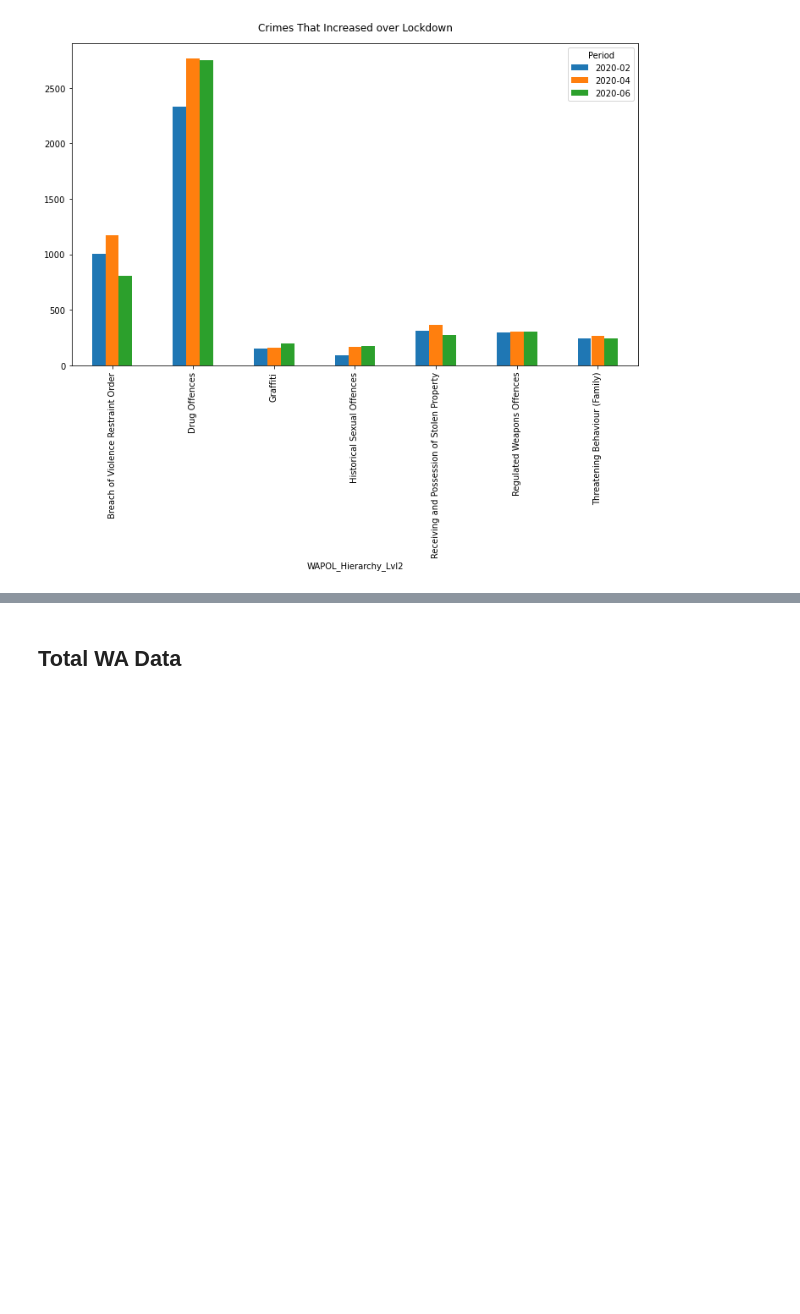
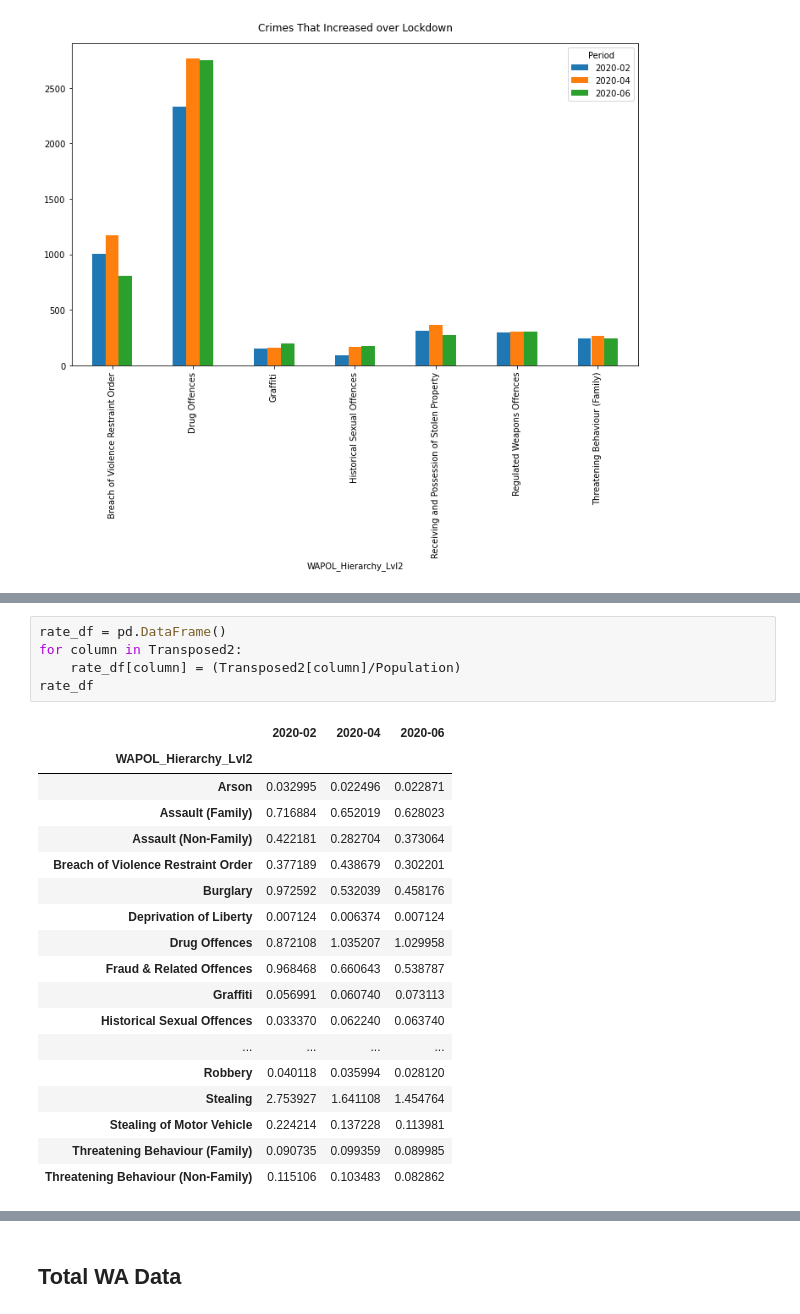
Before and after one commit to FernB/WACrimeRatesCovid19, a Jupyter notebook: WACrimeStatistics.ipynb, the cells around one changed output, grey strips where cells are left out. Drawn from its saved outputs; the diff is of its cells as text; blank space fills up the shorter version.

```diff
--- a/WACrimeStatistics.ipynb
+++ b/WACrimeStatistics.ipynb
@@ -653,0 +750,24 @@ plt.show()
+# %%
+rate_df = pd.DataFrame()
+for column in Transposed2:
+    rate_df[column] = (Transposed2[column]/Population)
+rate_df
+# %% [output]
+|  | 2020-02 | 2020-04 | 2020-06 |
+| WAPOL_Hierarchy_Lvl2 |  |  |  |
+| Arson | 0.032995 | 0.022496 | 0.022871 |
+| Assault (Family) | 0.716884 | 0.652019 | 0.628023 |
+| Assault (Non-Family) | 0.422181 | 0.282704 | 0.373064 |
+| Breach of Violence Restraint Order | 0.377189 | 0.438679 | 0.302201 |
+| Burglary | 0.972592 | 0.532039 | 0.458176 |
+| Deprivation of Liberty | 0.007124 | 0.006374 | 0.007124 |
+| Drug Offences | 0.872108 | 1.035207 | 1.029958 |
+| Fraud & Related Offences | 0.968468 | 0.660643 | 0.538787 |
+| Graffiti | 0.056991 | 0.060740 | 0.073113 |
+| Historical Sexual Offences | 0.033370 | 0.062240 | 0.063740 |
+| ... | ... | ... | ... |
+| Robbery | 0.040118 | 0.035994 | 0.028120 |
+| Stealing | 2.753927 | 1.641108 | 1.454764 |
+| Stealing of Motor Vehicle | 0.224214 | 0.137228 | 0.113981 |
+| Threatening Behaviour (Family) | 0.090735 | 0.099359 | 0.089985 |
+| Threatening Behaviour (Non-Family) | 0.115106 | 0.103483 | 0.082862 |
```
Also changed, not shown: parts of 26 cells of this notebook, 19 other files.
